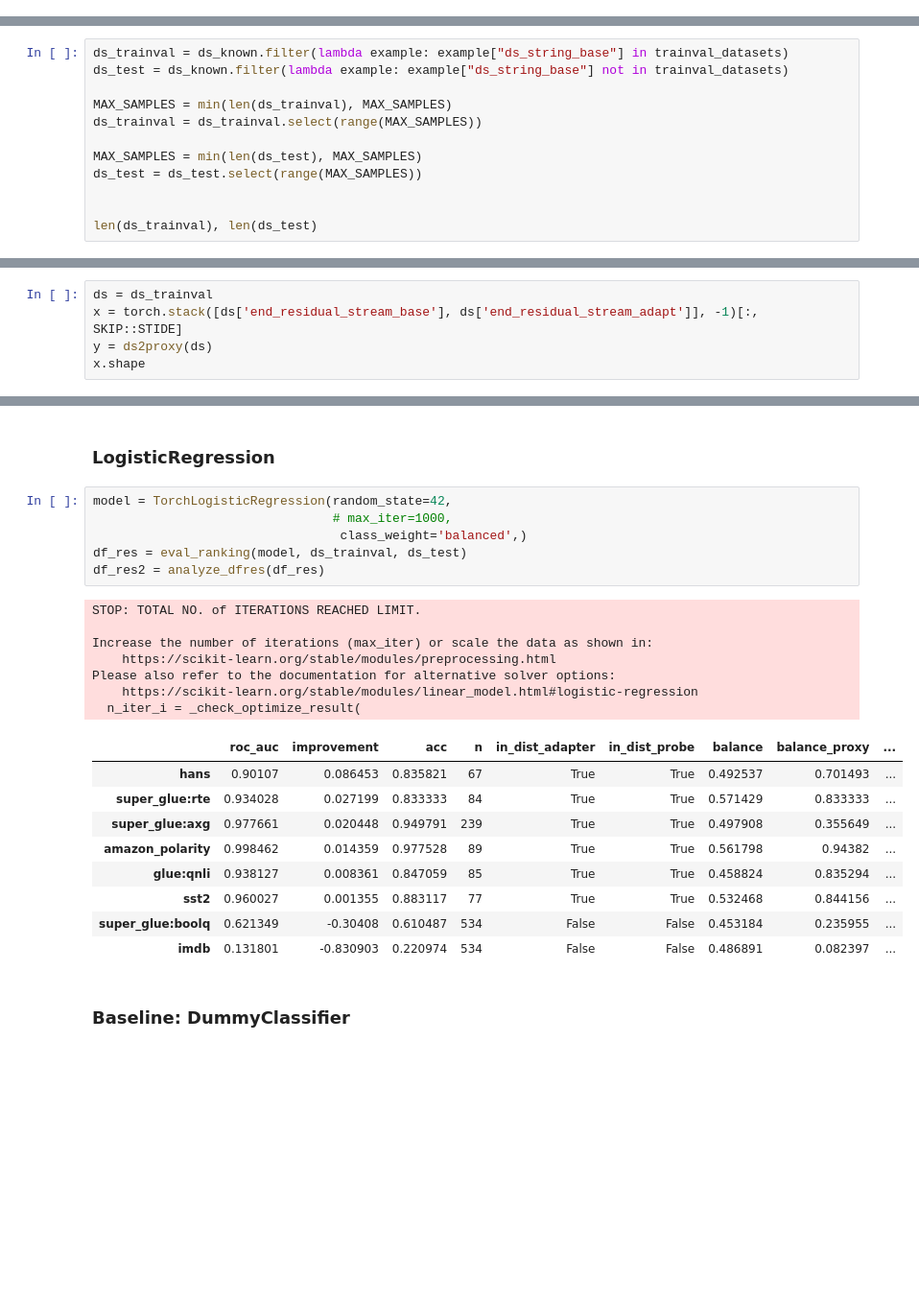
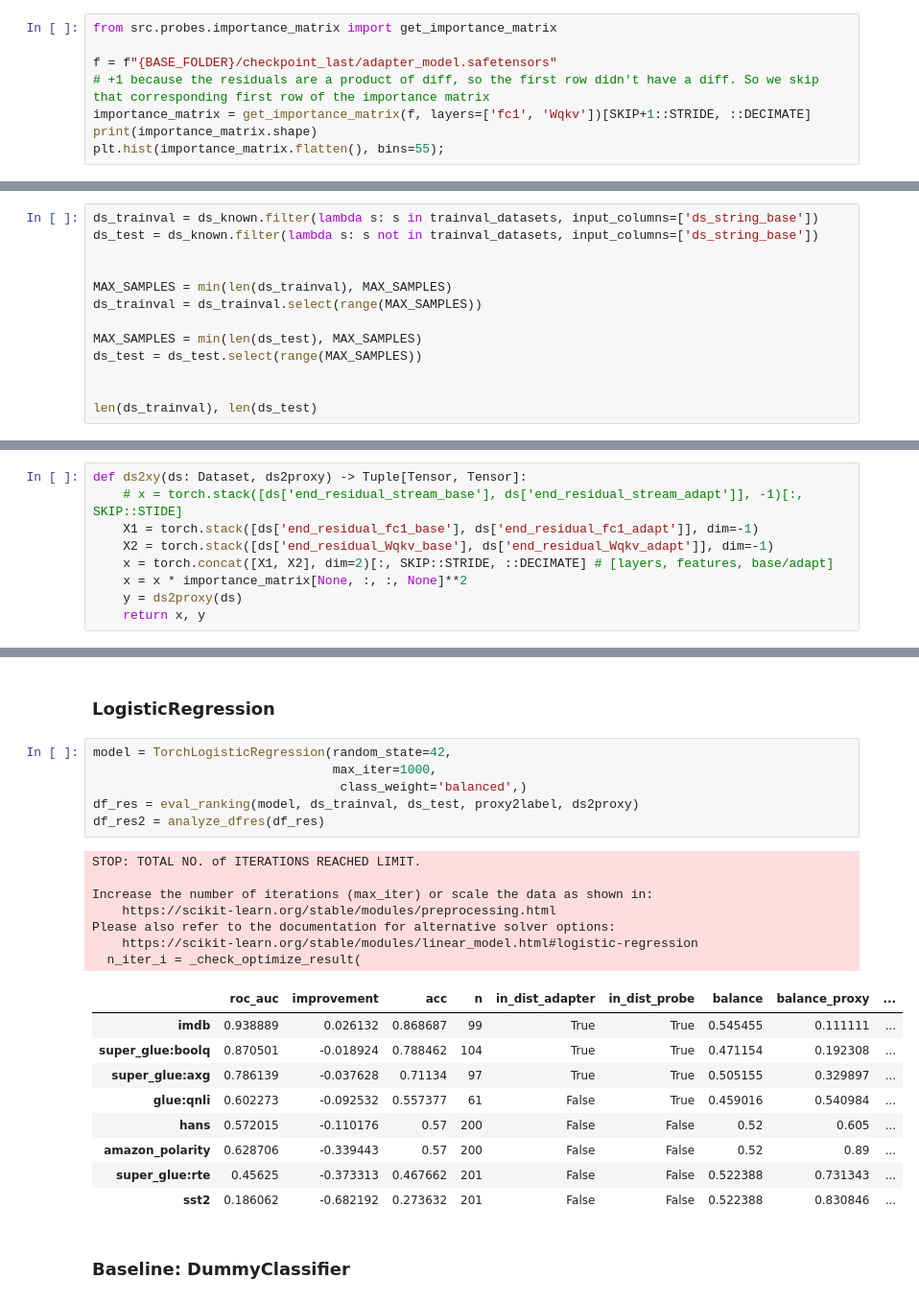
Before and after one commit to wassname/LoRA_are_lie_detectors, a Jupyter notebook: notebooks/10_compare_probes.ipynb, the cells around one changed output, grey strips where cells are left out. Shown at 96% size. Drawn from its saved outputs; the diff is of its cells as text; blank space fills up the shorter version.

```diff
--- a/notebooks/10_compare_probes.ipynb
+++ b/notebooks/10_compare_probes.ipynb
@@ -140,0 +147,8 @@ Dataset({
+# %%
+from src.probes.importance_matrix import get_importance_matrix
+
+f = f"{BASE_FOLDER}/checkpoint_last/adapter_model.safetensors"
+# +1 because the residuals are a product of diff, so the first row didn't have a diff. So we skip that corresponding first row of the importance matrix
+importance_matrix = get_importance_matrix(f, layers=['fc1', 'Wqkv'])[SKIP+1::STRIDE, ::DECIMATE]
+print(importance_matrix.shape)
+plt.hist(importance_matrix.flatten(), bins=55);
@@ -197,6 +190,7 @@ trainval_datasets, test_datasets
 # %%
-ds_trainval = ds_known.filter(lambda example: example["ds_string_base"] in trainval_datasets)
-ds_test = ds_known.filter(lambda example: example["ds_string_base"] not in trainval_datasets)
+ds_trainval = ds_known.filter(lambda s: s in trainval_datasets, input_columns=['ds_string_base'])
+ds_test = ds_known.filter(lambda s: s not in trainval_datasets, input_columns=['ds_string_base'])
+
 
 MAX_SAMPLES = min(len(ds_trainval), MAX_SAMPLES)
 ds_trainval = ds_trainval.select(range(MAX_SAMPLES))
@@ -222,8 +216,3 @@ y_val1 = ds2proxy(ds_val)
 y1 = proxy2label(y_val1, ds_val)
 np.testing.assert_array_equal(y1, ds_val['label_true_base'], err_msg="undo_distance_truth_telling failed")
 # assert (y1 == ds_val['label_true_base']).all()
-# %%
-ds = ds_trainval
-x = torch.stack([ds['end_residual_stream_base'], ds['end_residual_stream_adapt']], -1)[:, SKIP::STIDE]
-y = ds2proxy(ds)
-x.shape
@@ -231,0 +219,9 @@ torch.Size([2136, 14, 2559, 2])
+# %%
+def ds2xy(ds: Dataset, ds2proxy) -> Tuple[Tensor, Tensor]:
+    # x = torch.stack([ds['end_residual_stream_base'], ds['end_residual_stream_adapt']], -1)[:, SKIP::STIDE]
+    X1 = torch.stack([ds['end_residual_fc1_base'], ds['end_residual_fc1_adapt']], dim=-1)
+    X2 = torch.stack([ds['end_residual_Wqkv_base'], ds['end_residual_Wqkv_adapt']], dim=-1)
+    x = torch.concat([X1, X2], dim=2)[:, SKIP::STRIDE, ::DECIMATE] # [layers, features, base/adapt]
+    x = x * importance_matrix[None, :, :, None]**2
+    y = ds2proxy(ds)
+    return x, y
@@ -329,27 +339,27 @@ def analyze_dfres(df_res):
 ### LogisticRegression
 # %%
 model = TorchLogisticRegression(random_state=42,
-                                # max_iter=1000,
+                                max_iter=1000,
                                  class_weight='balanced',)
-df_res = eval_ranking(model, ds_trainval, ds_test)
+df_res = eval_ranking(model, ds_trainval, ds_test, proxy2label, ds2proxy)
 df_res2 = analyze_dfres(df_res)
 # %% [output]
 STOP: TOTAL NO. of ITERATIONS REACHED LIMIT.
 
 Increase the number of iterations (max_iter) or scale the data as shown in:
     https://scikit-learn.org/stable/modules/preprocessing.html
 Please also refer to the documentation for alternative solver options:
     https://scikit-learn.org/stable/modules/linear_model.html#logistic-regression
   n_iter_i = _check_optimize_result(
 |  | roc_auc | improvement | acc | n | in_dist_adapter | in_dist_probe | balance | balance_proxy | ... |
-| hans | 0.90107 | 0.086453 | 0.835821 | 67 | True | True | 0.492537 | 0.701493 | ... |
-| super_glue:rte | 0.934028 | 0.027199 | 0.833333 | 84 | True | True | 0.571429 | 0.833333 | ... |
-| super_glue:axg | 0.977661 | 0.020448 | 0.949791 | 239 | True | True | 0.497908 | 0.355649 | ... |
-| amazon_polarity | 0.998462 | 0.014359 | 0.977528 | 89 | True | True | 0.561798 | 0.94382 | ... |
-| glue:qnli | 0.938127 | 0.008361 | 0.847059 | 85 | True | True | 0.458824 | 0.835294 | ... |
-| sst2 | 0.960027 | 0.001355 | 0.883117 | 77 | True | True | 0.532468 | 0.844156 | ... |
-| super_glue:boolq | 0.621349 | -0.30408 | 0.610487 | 534 | False | False | 0.453184 | 0.235955 | ... |
-| imdb | 0.131801 | -0.830903 | 0.220974 | 534 | False | False | 0.486891 | 0.082397 | ... |
+| imdb | 0.938889 | 0.026132 | 0.868687 | 99 | True | True | 0.545455 | 0.111111 | ... |
+| super_glue:boolq | 0.870501 | -0.018924 | 0.788462 | 104 | True | True | 0.471154 | 0.192308 | ... |
+| super_glue:axg | 0.786139 | -0.037628 | 0.71134 | 97 | True | True | 0.505155 | 0.329897 | ... |
+| glue:qnli | 0.602273 | -0.092532 | 0.557377 | 61 | False | True | 0.459016 | 0.540984 | ... |
+| hans | 0.572015 | -0.110176 | 0.57 | 200 | False | False | 0.52 | 0.605 | ... |
+| amazon_polarity | 0.628706 | -0.339443 | 0.57 | 200 | False | False | 0.52 | 0.89 | ... |
+| super_glue:rte | 0.45625 | -0.373313 | 0.467662 | 201 | False | False | 0.522388 | 0.731343 | ... |
+| sst2 | 0.186062 | -0.682192 | 0.273632 | 201 | False | False | 0.522388 | 0.830846 | ... |
 # %% [markdown]
 ### Baseline: DummyClassifier
 # %%
```
Also changed, not shown: parts of 24 cells of this notebook, 14 other files.
